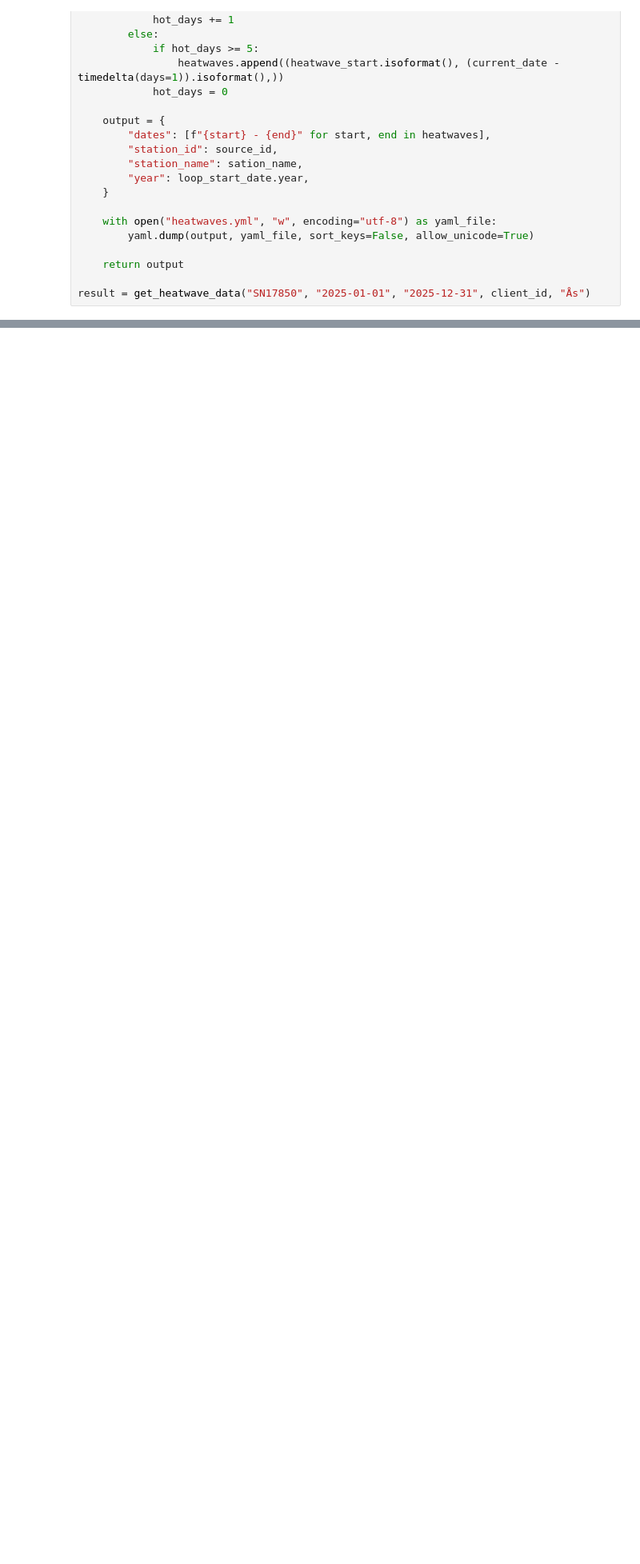
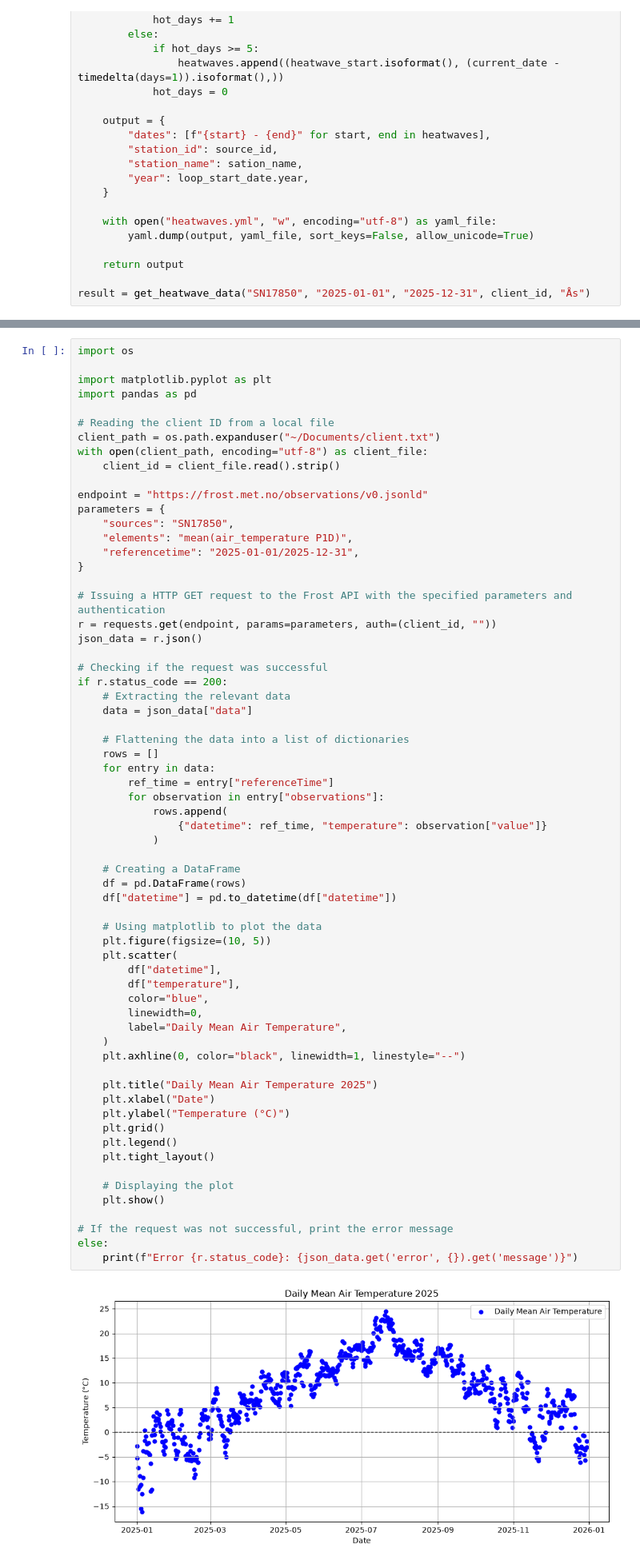
Before and after one commit to tommyra06/INF201-Deliverables, a Jupyter notebook: Week_42/Week_42_Task4-5.ipynb, the cells around one changed output, grey strips where cells are left out. Shown at 80% size. Drawn from its saved outputs; the diff is of its cells as text; blank space fills up the shorter version.

```diff
--- a/Week_42/Week_42_Task4-5.ipynb
+++ b/Week_42/Week_42_Task4-5.ipynb
@@ -102,0 +89,66 @@ with open("data.json", "w") as file:
+# %%
+import os
+
+import matplotlib.pyplot as plt
+import pandas as pd
+
+# Reading the client ID from a local file
+client_path = os.path.expanduser("~/Documents/client.txt")
+with open(client_path, encoding="utf-8") as client_file:
+    client_id = client_file.read().strip()
+
+endpoint = "https://frost.met.no/observations/v0.jsonld"
+parameters = {
+    "sources": "SN17850",
+    "elements": "mean(air_temperature P1D)",
+    "referencetime": "2025-01-01/2025-12-31",
+}
+
+# Issuing a HTTP GET request to the Frost API with the specified parameters and authentication
+r = requests.get(endpoint, params=parameters, auth=(client_id, ""))
+json_data = r.json()
+
+# Checking if the request was successful
+if r.status_code == 200:
+    # Extracting the relevant data
+    data = json_data["data"]
+
+    # Flattening the data into a list of dictionaries
+    rows = []
+    for entry in data:
+        ref_time = entry["referenceTime"]
+        for observation in entry["observations"]:
+            rows.append(
+                {"datetime": ref_time, "temperature": observation["value"]}
+            )
+
+    # Creating a DataFrame
+    df = pd.DataFrame(rows)
+    df["datetime"] = pd.to_datetime(df["datetime"])
+
+    # Using matplotlib to plot the data
+    plt.figure(figsize=(10, 5))
+    plt.scatter(
+        df["datetime"],
+        df["temperature"],
+        color="blue",
+        linewidth=0,
+        label="Daily Mean Air Temperature",
+    )
+    plt.axhline(0, color="black", linewidth=1, linestyle="--")
+
+    plt.title("Daily Mean Air Temperature 2025")
+    plt.xlabel("Date")
+    plt.ylabel("Temperature (°C)")
+    plt.grid()
+    plt.legend()
+    plt.tight_layout()
+
+    # Displaying the plot
+    plt.show()
+
+# If the request was not successful, print the error message
+else:
+    print(f"Error {r.status_code}: {json_data.get('error', {}).get('message')}")
+# %% [output]
+[figure, added]
```
Also changed, not shown: parts of 2 cells of this notebook, 1 other file.
